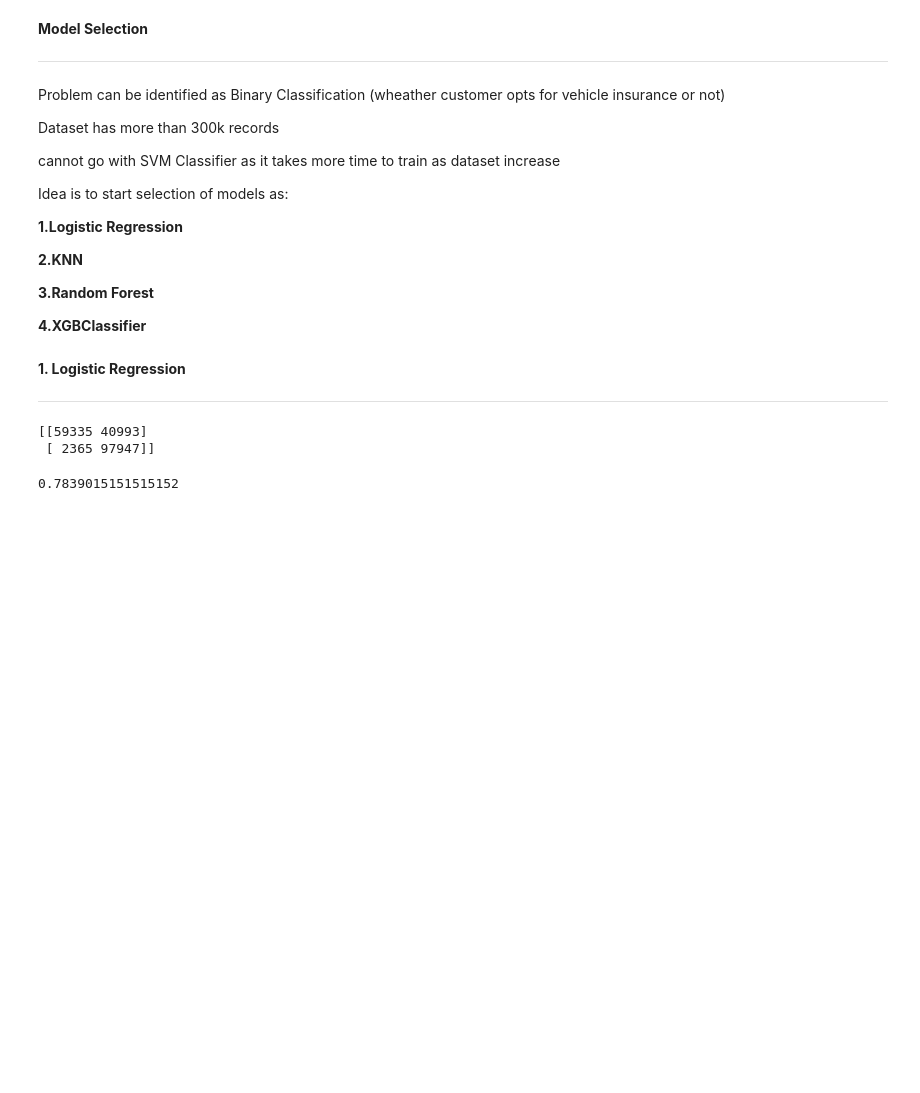
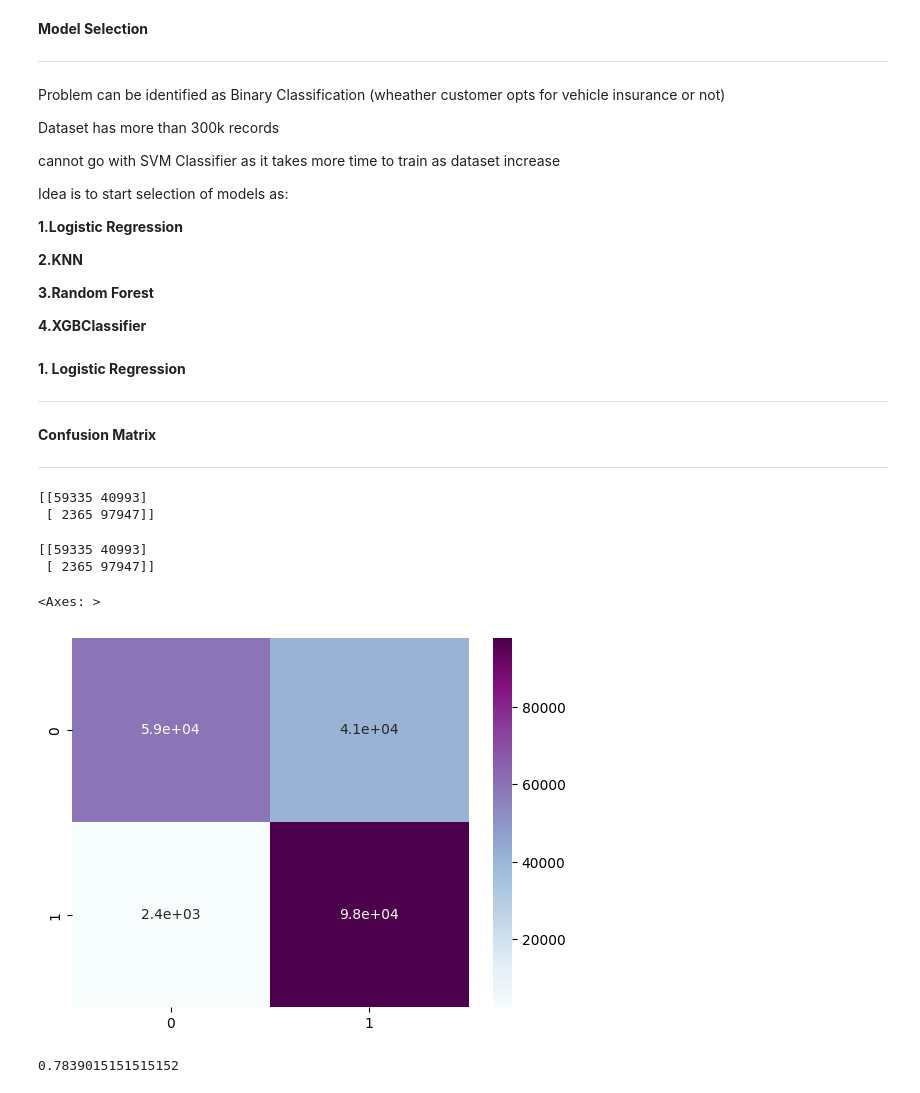
Before and after one commit to kanakpriyatiwari/HEALTH-INSURANCE-CROSS-SELL-PREDICTION, a Jupyter notebook: Copy_of_HEALTH_INSURANCE_CROSS_SELL_PREDICTION.ipynb, the cells around one changed output. Saved outputs shown, nothing was run; the diff lists cells and outputs as text; code cells hidden in the pictures; blank space fills up the shorter version.

```diff
--- a/Copy_of_HEALTH_INSURANCE_CROSS_SELL_PREDICTION.ipynb
+++ b/Copy_of_HEALTH_INSURANCE_CROSS_SELL_PREDICTION.ipynb
@@ -558,11 +564,24 @@ y_pred = lr.predict(x_test)
 # prediction and evaluation
 from sklearn.metrics import classification_report
 from sklearn.metrics import accuracy_score,confusion_matrix
+# %% [markdown]
+**Confusion Matrix**
+
+---
 # %%
 print(confusion_matrix(y_test,y_pred))
 # %% [output]
 [[59335 40993]
  [ 2365 97947]]
+# %%
+cm = confusion_matrix(y_test,y_pred)
+print(cm)
+sns.heatmap(cm,annot=True,cmap='BuPu')
+# %% [output]
+[[59335 40993]
+ [ 2365 97947]]
+<Axes: >
+[figure, added]
 # %%
 print(accuracy_score(y_test,y_pred))
 # %% [output]
```
Also changed, not shown: parts of 17 cells of this notebook.
